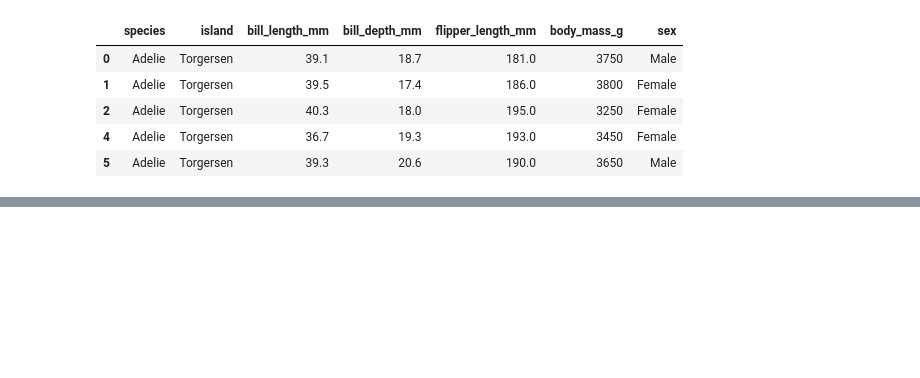
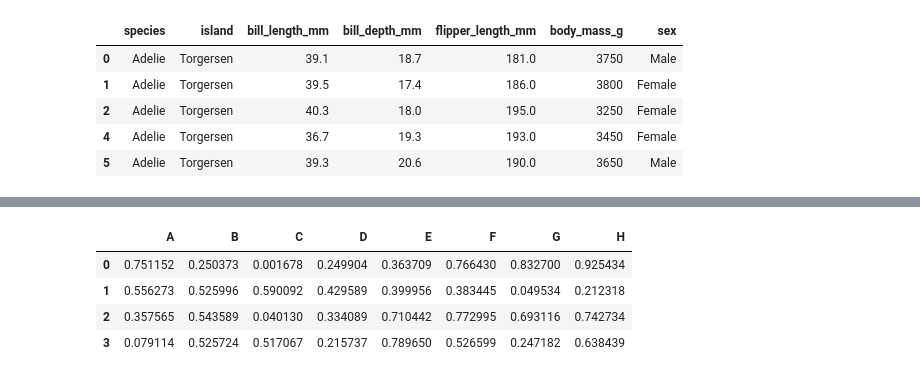
Before and after one commit to GouravGC/Complete-AI-and-Data-Science, a Jupyter notebook: 02_pandas_tips_tricks/01_pandas.ipynb, the cells around one changed output, grey strips where cells are left out. Cells and saved outputs as stored; diff of their text form; code cells hidden in the pictures; blank space fills up the shorter version.

```diff
--- a/02_pandas_tips_tricks/01_pandas.ipynb
+++ b/02_pandas_tips_tricks/01_pandas.ipynb
@@ -283,0 +407,8 @@ array(['men', 'Femen'], dtype=object)
+# %%
+pd.DataFrame(np.random.rand(4,8), columns=list('ABCDEFGH'))
+# %% [output]
+|  | A | B | C | D | E | F | G | H |
+| 0 | 0.751152 | 0.250373 | 0.001678 | 0.249904 | 0.363709 | 0.766430 | 0.832700 | 0.925434 |
+| 1 | 0.556273 | 0.525996 | 0.590092 | 0.429589 | 0.399956 | 0.383445 | 0.049534 | 0.212318 |
+| 2 | 0.357565 | 0.543589 | 0.040130 | 0.334089 | 0.710442 | 0.772995 | 0.693116 | 0.742734 |
+| 3 | 0.079114 | 0.525724 | 0.517067 | 0.215737 | 0.789650 | 0.526599 | 0.247182 | 0.638439 |
```
Also changed, not shown: parts of 23 cells of this notebook, 1 other file.
